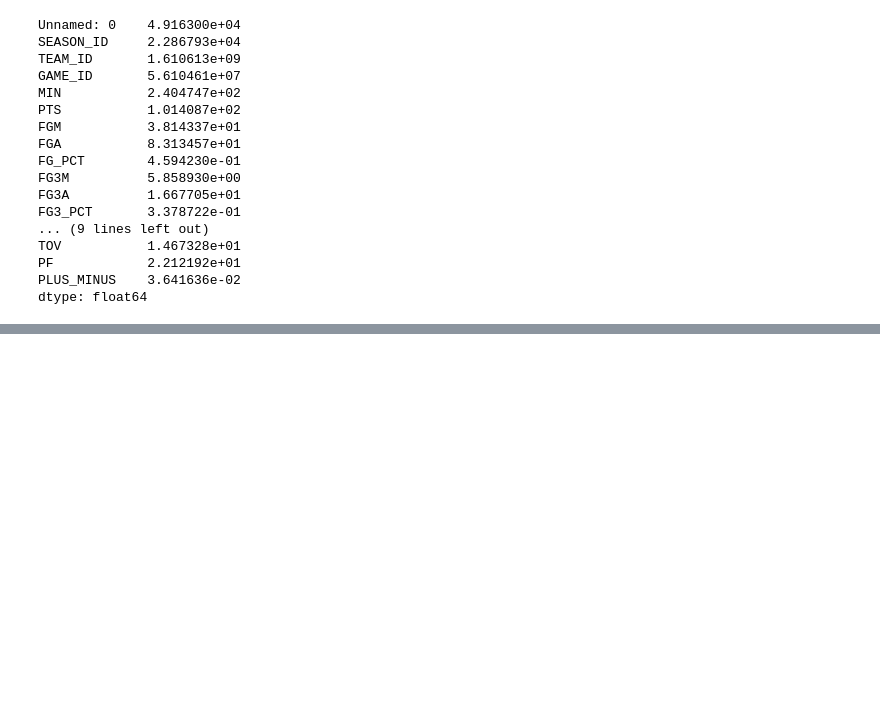
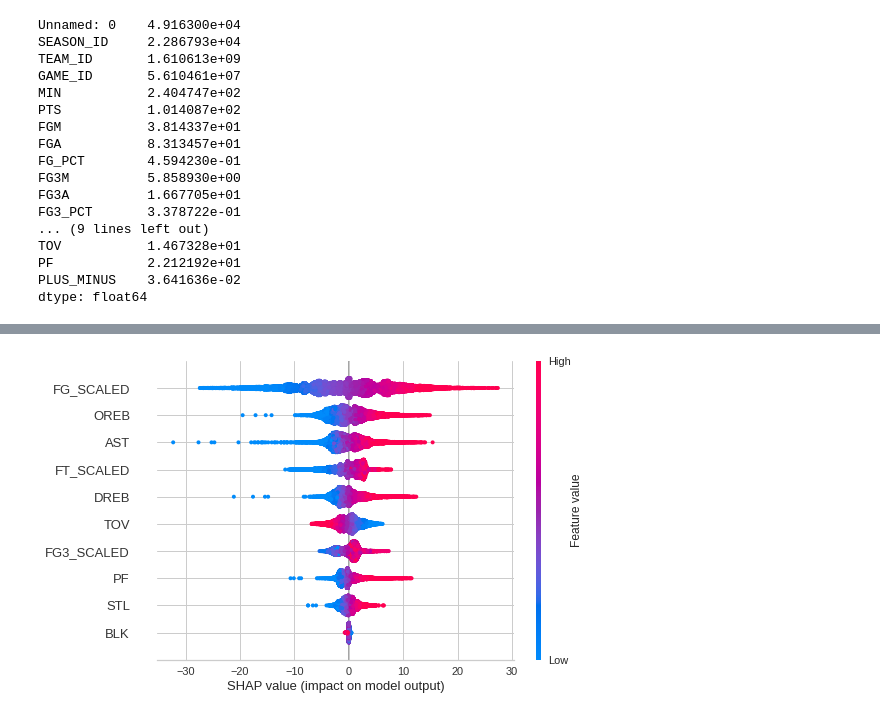
Before and after one commit to microprediction/nba, a Jupyter notebook: basketball_pycaret.ipynb, the cells around one changed output, grey strips where cells are left out. Cells and saved outputs as stored; diff of their text form; code cells hidden in the pictures; blank space fills up the shorter version.

```diff
--- a/basketball_pycaret.ipynb
+++ b/basketball_pycaret.ipynb
@@ -90,0 +95,2 @@ compare_models()
+# %%
+xgboost = create_model('lightgbm')
@@ -90,0 +113,4 @@ compare_models()
+# %%
+interpret_model(xgboost)
+# %% [output]
+[figure, added]
```
Also changed, not shown: parts of 8 cells of this notebook.
